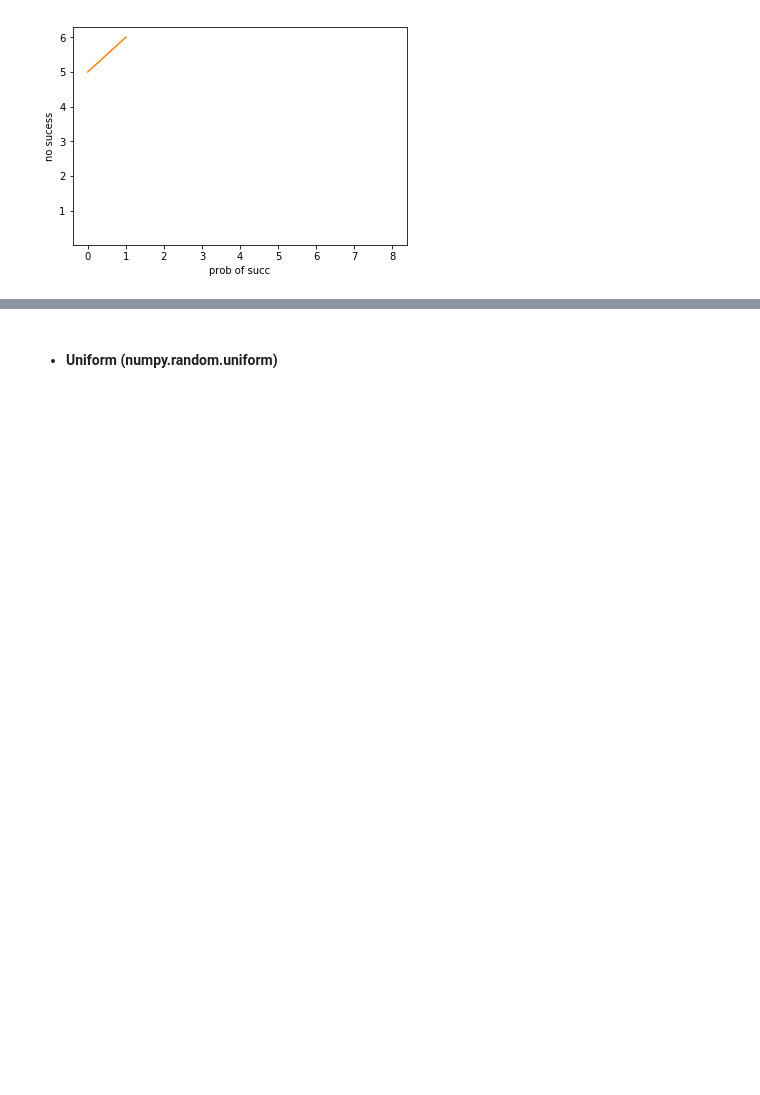
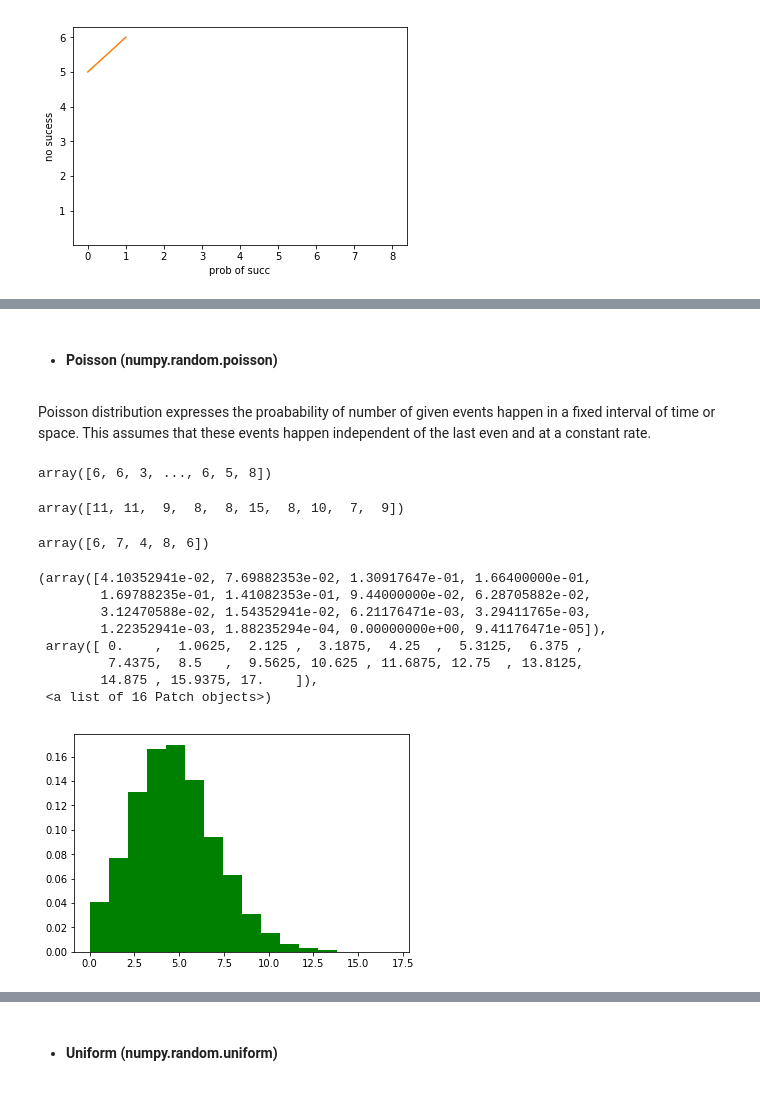
Before and after one commit to MartynaMisk/JupyterNotebook, a Jupyter notebook: Numpy_Random_Investigation.ipynb, the cells around one changed output, grey strips where cells are left out. Drawn from its saved outputs; the diff is of its cells as text; code cells hidden in the pictures; blank space fills up the shorter version.

Commit message:
poisson distbribution

```diff
--- a/Numpy_Random_Investigation.ipynb
+++ b/Numpy_Random_Investigation.ipynb
@@ -190,0 +197,31 @@ plt.show()
+# %% [markdown]
+- #### Poisson (numpy.random.poisson)
+# %% [markdown]
+Poisson distribution expresses the proabability of number of given events happen in a fixed interval of time or space. This assumes that these events happen independent of the last even and at a constant rate.
+# %%
+np.random.poisson(5, 10000)
+#5 represents lambda(fixed interval of time).
+#10000 represents the amount of time the event took place.
+# %% [output]
+array([6, 6, 3, ..., 6, 5, 8])
+# %%
+np.random.poisson(10, 10)
+# %% [output]
+array([11, 11,  9,  8,  8, 15,  8, 10,  7,  9])
+# %%
+np.random.poisson(6, 5)
+# %% [output]
+array([6, 7, 4, 8, 6])
+# %%
+s=np.random.poisson(5, 10000)
+plt.hist(s,16,density=True,color='Green')
+# %% [output]
+(array([4.10352941e-02, 7.69882353e-02, 1.30917647e-01, 1.66400000e-01,
+        1.69788235e-01, 1.41082353e-01, 9.44000000e-02, 6.28705882e-02,
+        3.12470588e-02, 1.54352941e-02, 6.21176471e-03, 3.29411765e-03,
+        1.22352941e-03, 1.88235294e-04, 0.00000000e+00, 9.41176471e-05]),
+ array([ 0.    ,  1.0625,  2.125 ,  3.1875,  4.25  ,  5.3125,  6.375 ,
+         7.4375,  8.5   ,  9.5625, 10.625 , 11.6875, 12.75  , 13.8125,
+        14.875 , 15.9375, 17.    ]),
+ <a list of 16 Patch objects>)
+[figure, added]
```
Also changed, not shown: parts of 35 cells of this notebook.
